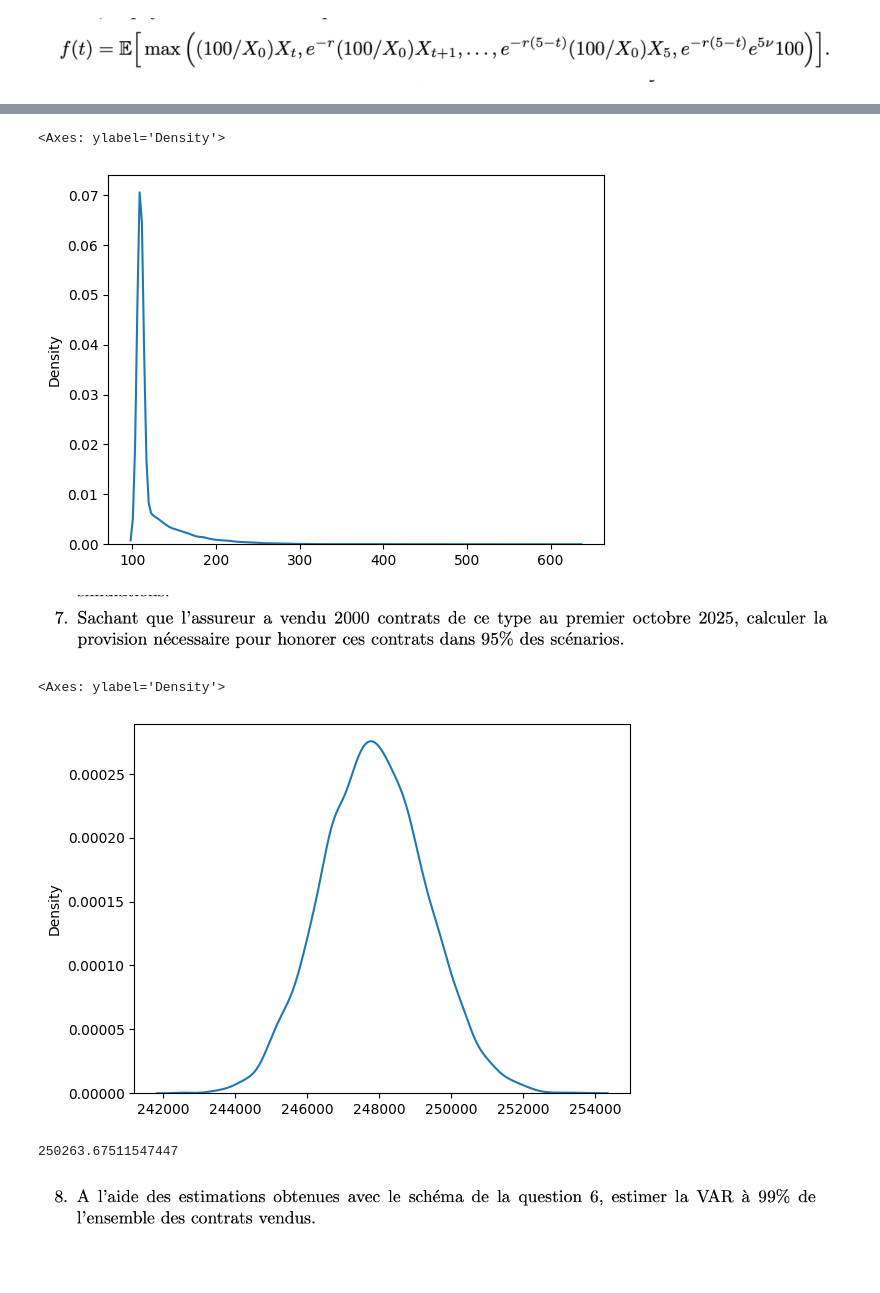
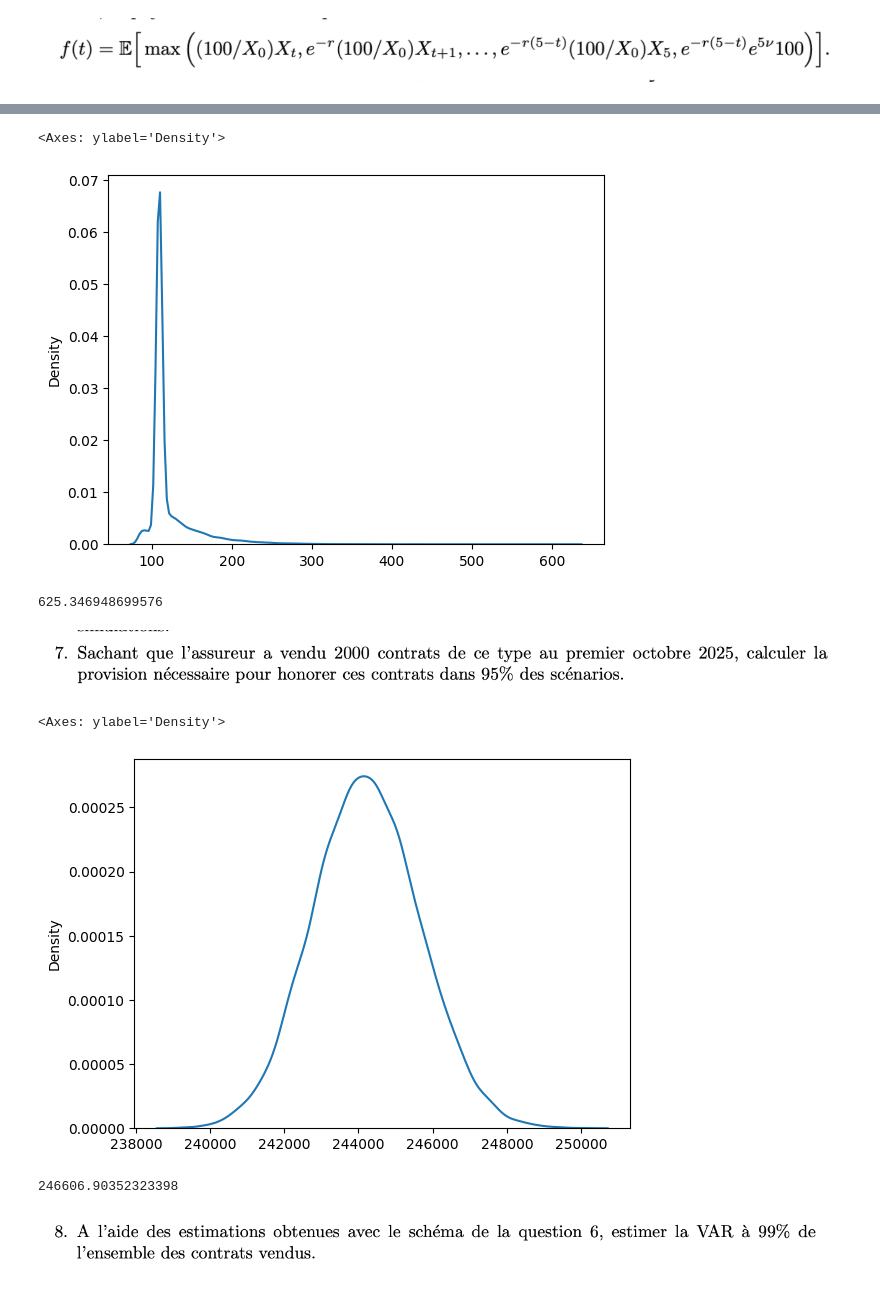
Before and after one commit to khanhtrinh2003/ISFA-Project, a Jupyter notebook: isfa_numerical_technique/hard3/isfa_tn6.ipynb, the cells around one changed output, grey strips where cells are left out. Drawn from its saved outputs; the diff is of its cells as text; code cells hidden in the pictures.

Commit message:
modify payoff

```diff
--- a/isfa_numerical_technique/hard3/isfa_tn6.ipynb
+++ b/isfa_numerical_technique/hard3/isfa_tn6.ipynb
@@ -122,7 +122,7 @@ filter_option
 S0 = df_ixic["close"].iloc[-1]
 T = (np.datetime64("2025-12-19") - np.datetime64("today")) / np.timedelta64(1, "D")
 T = T / 365
-r = taux["PX_LAST"].iloc[-1]/100
+r = np.log(1+taux["PX_LAST"].iloc[-1]/100)
 
 # === YOUR OPTION DATA (strike, last) ===
 strikes = filter_option["strike"].str.replace(",","").astype(float).values
@@ -178,7 +178,7 @@ def simulate_X_annual(X0, r, sigma, T=10, n_paths=1, seed=None):
     return pd.DataFrame(X, index=idx, columns=cols)
 
 X0 = float(df_ixic["close"].iloc[-1])
-r  = 0.0219
+r  = np.log(1+0.0219)
 sigma = np.log(df_ixic["close"]/df_ixic["close"].shift(1)).std()*252**0.5
 paths = simulate_X_annual(X0, r, sigma, T=10, n_paths=5, seed=42)
 plt.plot(paths.loc[0:1000])
@@ -208,20 +213,16 @@ t<=5
 # %%
-def payoff_single_path(X, tau, r, nu):
-    """
-    X : array-like length 6: X[0]..X[5]
-    tau : int in {0..6}
-    r : risk-free rate
-    nu : guaranteed growth rate
-    """
-
+def payoff_single_path(X,t, tau, r, nu):
     guarantee = np.exp(-r*5) * 100 * np.exp(5*nu)
-    withdraws = [np.exp(-r*k) * (100/X[0]) * X[k] for k in range(tau,6)]
-
-    return max(max(withdraws), guarantee)
+    withdraws = [np.exp(-r*k) * (100/X[0]) * X[k] for k in range(t,6)]
+    f_t = max(max(withdraws), guarantee)
+    g_t = f_t*(tau>5) + 100 * np.exp((tau-t)*nu)*(tau<=5)
+    return g_t
 # %%
-paths = simulate_X_annual(X0, r, sigma, T=5, n_paths=40000, seed=42)
+t = 5
+
+paths = simulate_X_annual(X0, r, sigma, T=t, n_paths=40000, seed=42)
 scenario = paths.T.values
 p = 0.01
-G = np.clip(np.random.geometric(p, size=40000),0,5)
-plt.hist(G)
+tau = np.random.geometric(p, size=40000)
+plt.hist(tau)
 # %% [output]
@@ -233,12 +251,16 @@ plt.hist(G)
 # %%
 vega=0.04
 res =[]
-for i in range(len(G)):
-    res.append(payoff_single_path(scenario[i], G[i], r, vega))
+for i in range(len(tau)):
+    res.append(payoff_single_path(scenario[i],t, tau[i], r, vega))
 sns.kdeplot(res)
 # %% [output]
 <Axes: ylabel='Density'>
-[figure, old version]
+[figure, new version]
+# %%
+np.max(res)
+# %% [output]
+625.346948699576
 # %% [markdown]
 ![image.png](attachment:image.png)
 # %%
@@ -247,11 +269,11 @@ total_payoff = np.sum(payoff_for_2000,axis=1)
 sns.kdeplot(total_payoff)
 # %% [output]
 <Axes: ylabel='Density'>
-[figure, old version]
+[figure, new version]
 # %%
 np.quantile(total_payoff,0.95)
 # %% [output]
-250263.67511547447
+246606.90352323398
 # %% [markdown]
 ![image.png](attachment:image.png)
 # %%
```
Also changed, not shown: parts of 11 cells of this notebook.
